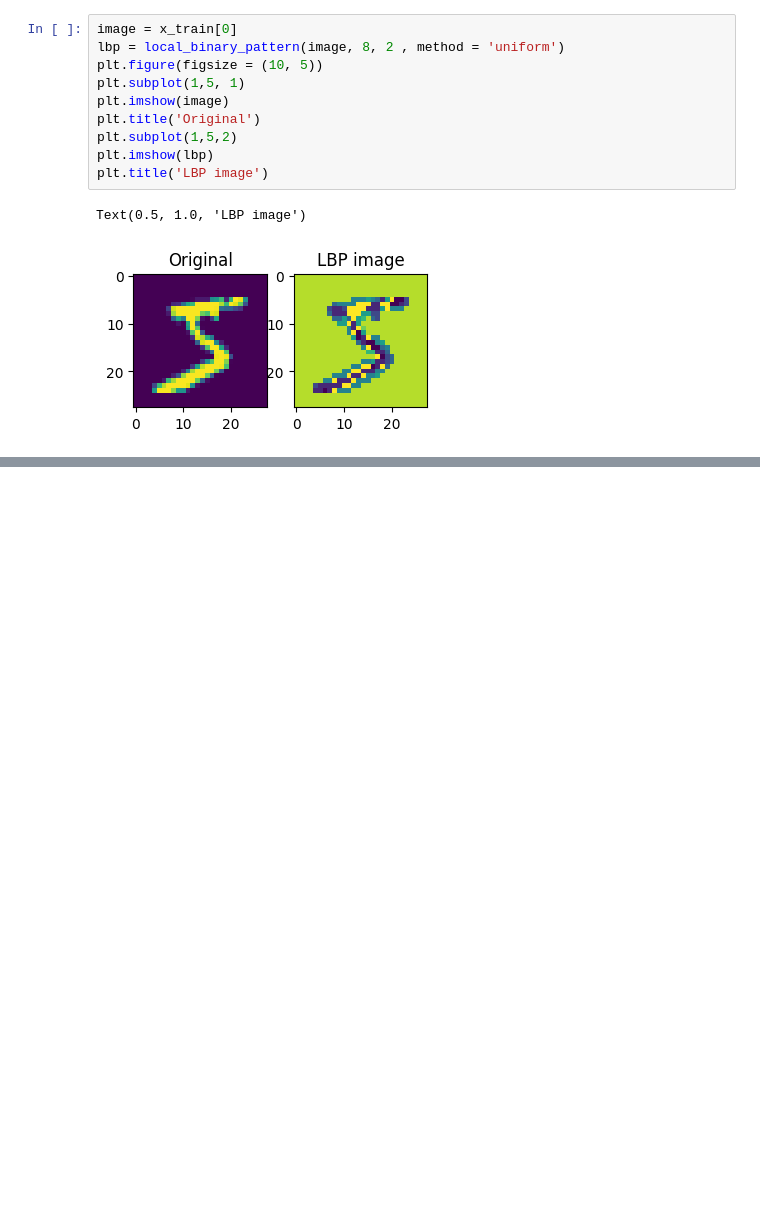
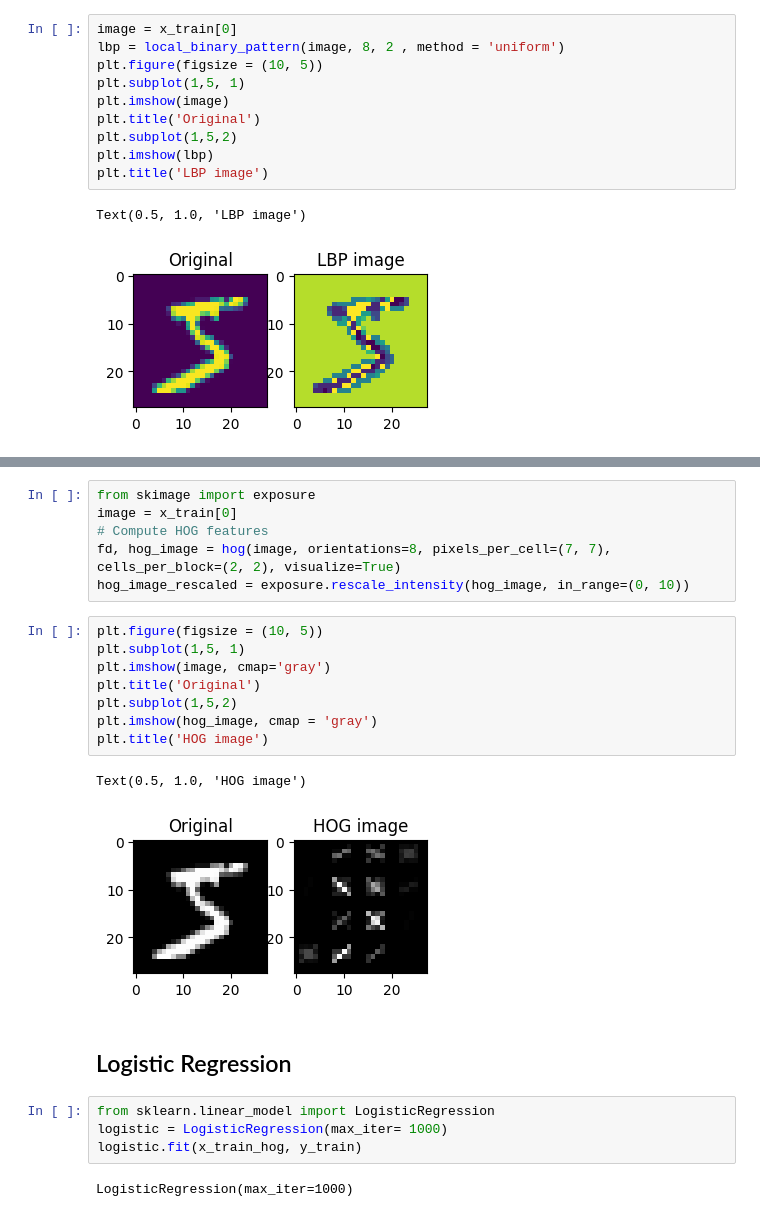
Before and after one commit to SouvikGhorui/MMVL-project-pre-requisites, a Jupyter notebook: Machine learning/MiniProject.ipynb, the cells around one changed output, grey strips where cells are left out. Saved outputs shown, nothing was run; the diff lists cells and outputs as text; blank space fills up the shorter version.

```diff
--- a/Machine learning/MiniProject.ipynb
+++ b/Machine learning/MiniProject.ipynb
@@ -161,0 +198,25 @@ Text(0.5, 1.0, 'LBP image')
+# %%
+from skimage import exposure
+image = x_train[0]
+# Compute HOG features
+fd, hog_image = hog(image, orientations=8, pixels_per_cell=(7, 7), cells_per_block=(2, 2), visualize=True)
+hog_image_rescaled = exposure.rescale_intensity(hog_image, in_range=(0, 10))
+# %%
+plt.figure(figsize = (10, 5))
+plt.subplot(1,5, 1)
+plt.imshow(image, cmap='gray')
+plt.title('Original')
+plt.subplot(1,5,2)
+plt.imshow(hog_image, cmap = 'gray')
+plt.title('HOG image')
+# %% [output]
+Text(0.5, 1.0, 'HOG image')
+[figure, added]
+# %% [markdown]
+## Logistic Regression
+# %%
+from sklearn.linear_model import LogisticRegression
+logistic = LogisticRegression(max_iter= 1000)
+logistic.fit(x_train_hog, y_train)
+# %% [output]
+LogisticRegression(max_iter=1000)
```
Also changed, not shown: parts of 21 cells of this notebook.
